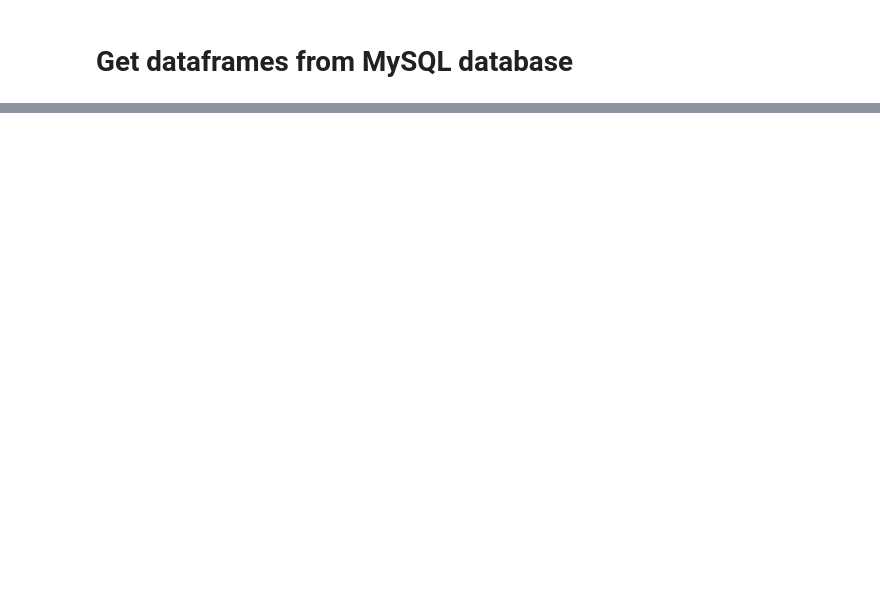
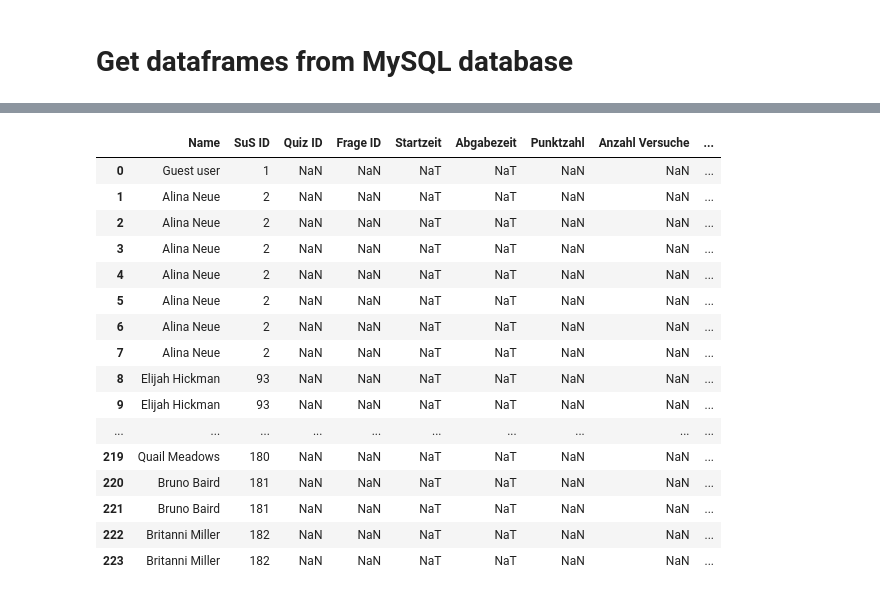
Before and after one commit to LearningAnalyticsDashboard2023/learning_analytics_dashboard, a Jupyter notebook: SQL Dashboard.ipynb, the cells around one changed output, grey strips where cells are left out. Drawn from its saved outputs; the diff is of its cells as text; code cells hidden in the pictures; blank space fills up the shorter version.

Commit message:
created dataframe for quiz attempts

```diff
--- a/SQL Dashboard.ipynb
+++ b/SQL Dashboard.ipynb
@@ -103,0 +46,16 @@ df_column
+# %%
+user = get_dataframe('mdl_user')
+quiz = get_dataframe('mdl_quiz')
+quiz_attempts = get_dataframe('mdl_quiz_attempts')
+quiz_slots = get_dataframe('mdl_quiz_slots')
+quiz_grades = get_dataframe('mdl_quiz_grades')
+quiz_feedback = get_dataframe('mdl_quiz_feedback')
+question = get_dataframe('mdl_question')
+question_attempts = get_dataframe('mdl_question_attempts')
+question_usages = get_dataframe('mdl_question_usages')
+course = get_dataframe('mdl_course')
+course_modules = get_dataframe('mdl_course_modules')
+course_completion = get_dataframe('mdl_course_completions')
+user_enrolments = get_dataframe('mdl_user_enrolments')
+enrol = get_dataframe('mdl_enrol')
+course_sections = get_dataframe('mdl_course_sections')
@@ -103,0 +116,51 @@ df_column
+# %%
+pd.set_option('display.max_rows', None)
+
+df_user = pd.DataFrame(user_data)
+
+df_quiz_attempts = pd.DataFrame(quiz_attempts_data)
+df_quiz_attempts['Startzeit'] = pd.to_datetime(df_quiz_attempts['Startzeit'], unit = 's')
+df_quiz_attempts['Abgabezeit'] = pd.to_datetime(df_quiz_attempts['Abgabezeit'], unit = 's')
+df_quiz_attempts['Bearbeitungsdauer'] = df_quiz_attempts['Abgabezeit'] - df_quiz_attempts['Startzeit']
+
+df_quiz_grade = pd.DataFrame(quiz_grade_data)
+
+df_course_modules = pd.DataFrame(course_modules_data)
+
+df_course = pd.DataFrame(course_data)
+
+df_user_enrolments = pd.DataFrame(user_enrolments_data)
+
+df_enrol = pd.DataFrame(enrol_data)
+
+df_course_sections = pd.DataFrame(course_sections_data)
+
+df_quiz = pd.DataFrame(quiz_data)
+
+df_finished_quiz = pd.merge(df_user, df_quiz_attempts, on = 'SuS ID', how = 'left')
+df_finished_quiz = pd.merge(df_finished_quiz, df_quiz_grade, on = ['SuS ID', 'Quiz ID'], how = 'left')
+df_finished_quiz = pd.merge(df_finished_quiz, df_user_enrolments, on = 'SuS ID', how = 'left')
+df_finished_quiz = pd.merge(df_finished_quiz, df_enrol, on = 'Anmelde ID', how = 'left')
+df_finished_quiz = pd.merge(df_finished_quiz, df_course, on = 'Klassen ID', how = 'left')
+df_finished_quiz = pd.merge(df_finished_quiz, df_course_sections, on = 'Klassen ID', how = 'left')
+df_finished_quiz = pd.merge(df_finished_quiz, df_quiz, on = 'Quiz ID', how = 'left')
+df_finished_quiz['Beste Punktzahl in %'] = df_finished_quiz['Beste Punktzahl in %']*10
+df_finished_quiz
+# %% [output]
+|  | Name | SuS ID | Quiz ID | Frage ID | Startzeit | Abgabezeit | Punktzahl | Anzahl Versuche | ... |
+| 0 | Guest user | 1 | NaN | NaN | NaT | NaT | NaN | NaN | ... |
+| 1 | Alina Neue | 2 | NaN | NaN | NaT | NaT | NaN | NaN | ... |
+| 2 | Alina Neue | 2 | NaN | NaN | NaT | NaT | NaN | NaN | ... |
+| 3 | Alina Neue | 2 | NaN | NaN | NaT | NaT | NaN | NaN | ... |
+| 4 | Alina Neue | 2 | NaN | NaN | NaT | NaT | NaN | NaN | ... |
+| 5 | Alina Neue | 2 | NaN | NaN | NaT | NaT | NaN | NaN | ... |
+| 6 | Alina Neue | 2 | NaN | NaN | NaT | NaT | NaN | NaN | ... |
+| 7 | Alina Neue | 2 | NaN | NaN | NaT | NaT | NaN | NaN | ... |
+| 8 | Elijah Hickman | 93 | NaN | NaN | NaT | NaT | NaN | NaN | ... |
+| 9 | Elijah Hickman | 93 | NaN | NaN | NaT | NaT | NaN | NaN | ... |
+| ... | ... | ... | ... | ... | ... | ... | ... | ... | ... |
+| 219 | Quail Meadows | 180 | NaN | NaN | NaT | NaT | NaN | NaN | ... |
+| 220 | Bruno Baird | 181 | NaN | NaN | NaT | NaT | NaN | NaN | ... |
+| 221 | Bruno Baird | 181 | NaN | NaN | NaT | NaT | NaN | NaN | ... |
+| 222 | Britanni Miller | 182 | NaN | NaN | NaT | NaT | NaN | NaN | ... |
+| 223 | Britanni Miller | 182 | NaN | NaN | NaT | NaT | NaN | NaN | ... |
```
Also changed, not shown: parts of 14 cells of this notebook, 1 other file.
